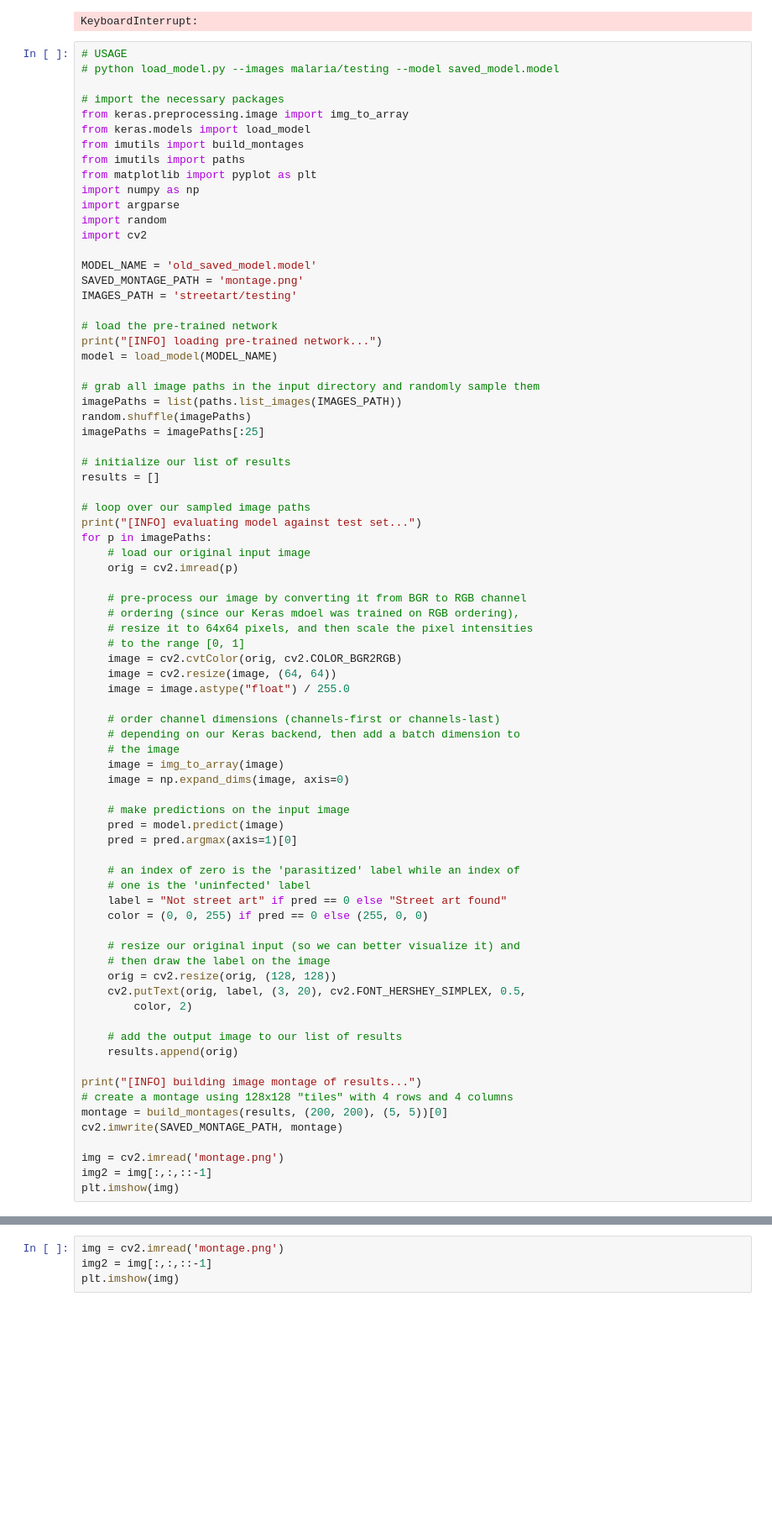
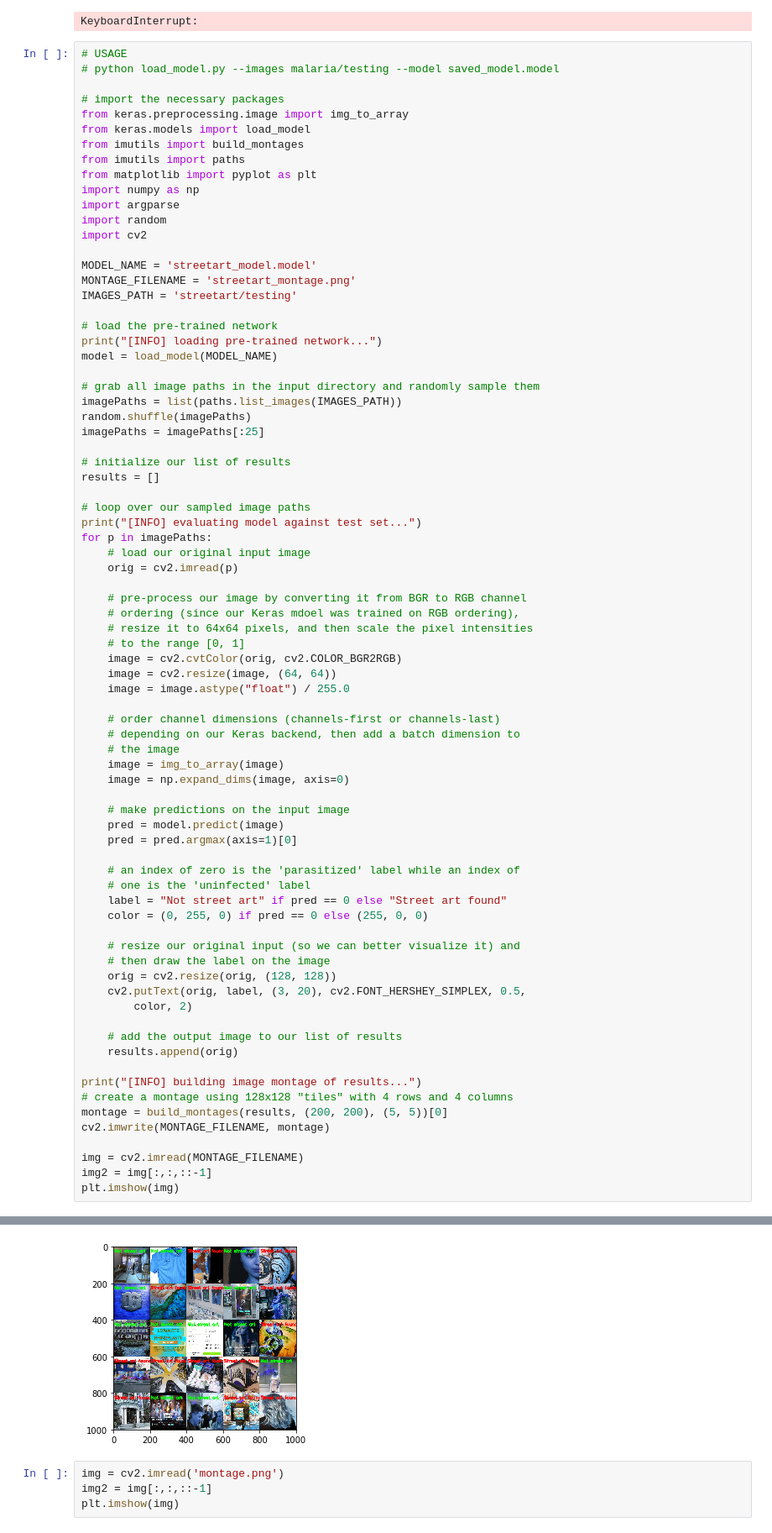
Before and after one commit to rememberlenny/streetart-notstreetart, a Jupyter notebook: Street Art Detector.ipynb, the cells around one changed output, grey strips where cells are left out. Shown at 84% size. Cells and saved outputs as stored; diff of their text form; blank space fills up the shorter version.

Commit message:
Save the v2 mode land montage

```diff
--- a/Street Art Detector.ipynb
+++ b/Street Art Detector.ipynb
@@ -200,8 +200,8 @@ import argparse
 import random
 import cv2
 
-MODEL_NAME = 'old_saved_model.model'
-SAVED_MONTAGE_PATH = 'montage.png'
+MODEL_NAME = 'streetart_model.model'
+MONTAGE_FILENAME = 'streetart_montage.png'
 IMAGES_PATH = 'streetart/testing'
 
 # load the pre-trained network
@@ -243,7 +243,7 @@ for p in imagePaths:
 	# an index of zero is the 'parasitized' label while an index of
 	# one is the 'uninfected' label
 	label = "Not street art" if pred == 0 else "Street art found"
-	color = (0, 0, 255) if pred == 0 else (255, 0, 0)
+	color = (0, 255, 0) if pred == 0 else (255, 0, 0)
 
 	# resize our original input (so we can better visualize it) and
 	# then draw the label on the image
@@ -257,9 +257,9 @@ for p in imagePaths:
 print("[INFO] building image montage of results...")
 # create a montage using 128x128 "tiles" with 4 rows and 4 columns
 montage = build_montages(results, (200, 200), (5, 5))[0]
-cv2.imwrite(SAVED_MONTAGE_PATH, montage)
+cv2.imwrite(MONTAGE_FILENAME, montage)
 
-img = cv2.imread('montage.png')
+img = cv2.imread(MONTAGE_FILENAME)
 img2 = img[:,:,::-1]
 plt.imshow(img)
 # %% [output]
@@ -269,3 +270,4 @@ OSError: Unable to open file (unable to open file: name = 'old_saved_model.model
+[figure, added]
 # %%
 img = cv2.imread('montage.png')
 img2 = img[:,:,::-1]
```
Also changed, not shown: parts of 1 cell of this notebook, 6 other files.
